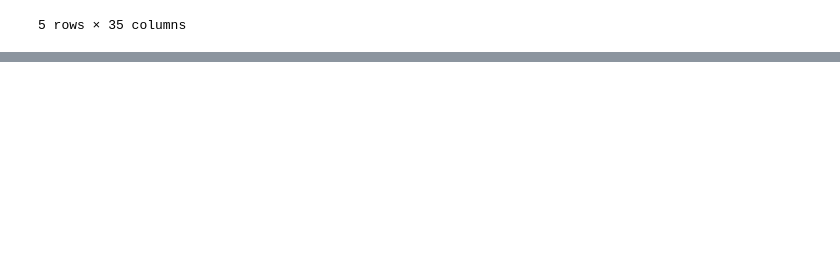
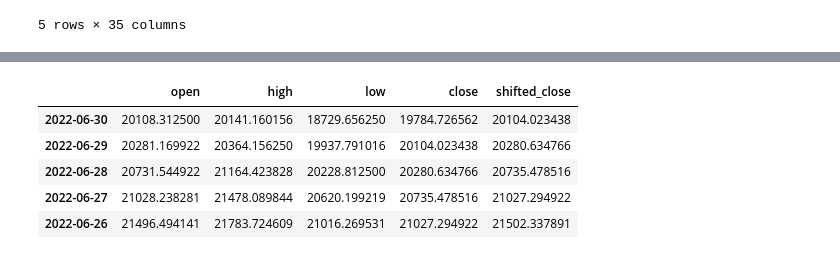
Before and after one commit to rodum012/Bitcoin_AI_Projection_Comparison, a Jupyter notebook: Data_Frame.ipynb, the cells around one changed output, grey strips where cells are left out. Saved outputs shown, nothing was run; the diff lists cells and outputs as text; code cells hidden in the pictures; blank space fills up the shorter version.

```diff
--- a/Data_Frame.ipynb
+++ b/Data_Frame.ipynb
@@ -27,3 +52,7 @@ Total_df.head()
 | 2019-07-03 | 10818.156250 | 11968.078125 | 10818.156250 | 11961.269531 | 11961.269531 | 30796494294 | BTC-USD | 0.003207 | 0.003336 | 0.003172 | ... | ... |
 | 2019-07-04 | 11972.718750 | 12006.075195 | 11166.569336 | 11215.437500 | 11215.437500 | 25920294033 | BTC-USD | 0.003314 | 0.003357 | 0.003131 | ... | ... |
 5 rows × 35 columns
+# %%
+btc_df = Total_df.iloc[:,0:6]
+btc_df = btc_df.iloc[:,0:4]
+btc_df.head()
@@ -29,0 +66,12 @@ Total_df.head()
+# %%
+btc_df = btc_df.iloc[::-1]
+btc_df['shifted_close'] = btc_df['close'].shift(-1)
+btc_df.dropna(inplace=True)
+btc_df.head()
+# %% [output]
+|  | open | high | low | close | shifted_close |
+| 2022-06-30 | 20108.312500 | 20141.160156 | 18729.656250 | 19784.726562 | 20104.023438 |
+| 2022-06-29 | 20281.169922 | 20364.156250 | 19937.791016 | 20104.023438 | 20280.634766 |
+| 2022-06-28 | 20731.544922 | 21164.423828 | 20228.812500 | 20280.634766 | 20735.478516 |
+| 2022-06-27 | 21028.238281 | 21478.089844 | 20620.199219 | 20735.478516 | 21027.294922 |
+| 2022-06-26 | 21496.494141 | 21783.724609 | 21016.269531 | 21027.294922 | 21502.337891 |
```
Also changed, not shown: parts of 28 cells of this notebook.
